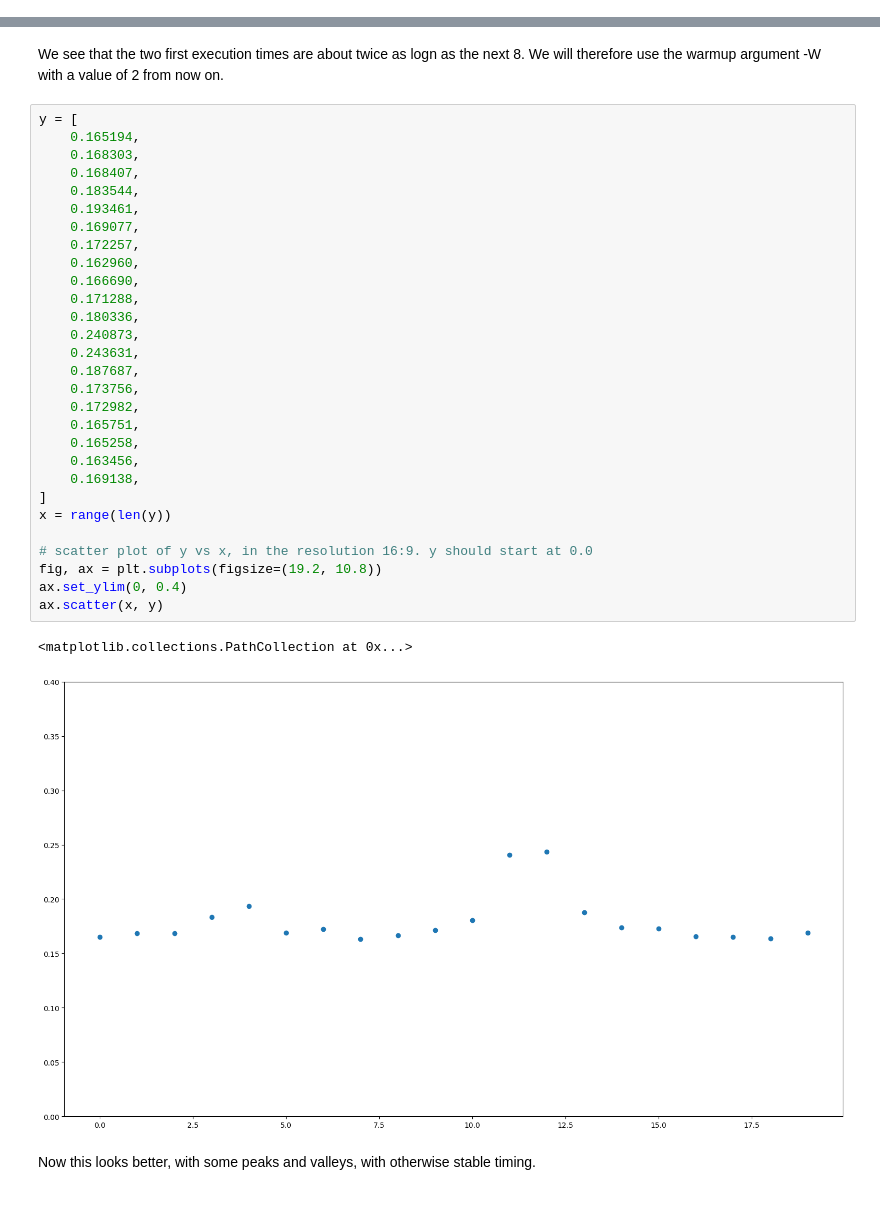
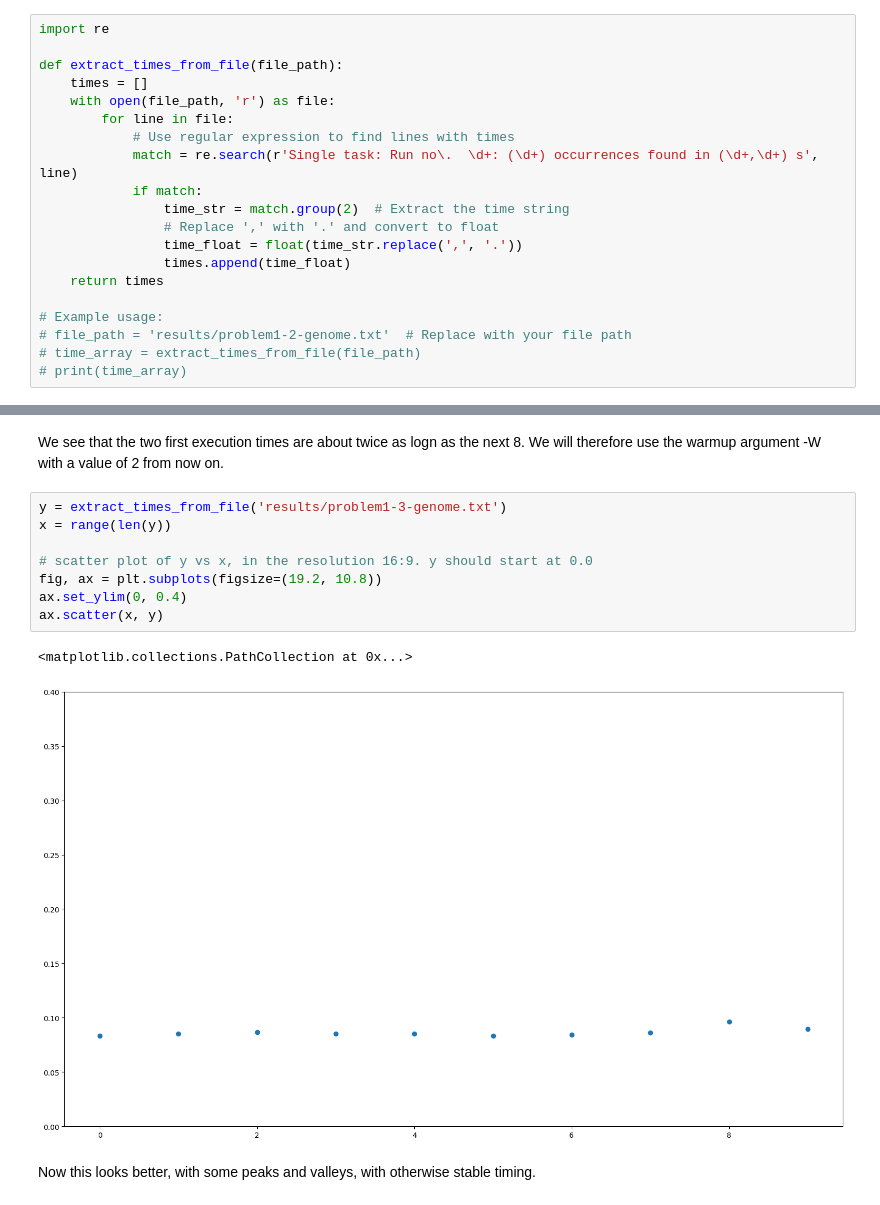
Before and after one commit to LarsRefsgaard/Mandatory1-02158, a Jupyter notebook: Graphs.ipynb, the cells around one changed output, grey strips where cells are left out. Saved outputs shown, nothing was run; the diff lists cells and outputs as text.

```diff
--- a/Graphs.ipynb
+++ b/Graphs.ipynb
@@ -1,5 +1,25 @@
 # %% [markdown]
 # Problem 1: time variations
+# %%
+import re
+
+def extract_times_from_file(file_path):
+    times = []
+    with open(file_path, 'r') as file:
+        for line in file:
+            # Use regular expression to find lines with times
+            match = re.search(r'Single task: Run no\.  \d+: (\d+) occurrences found in (\d+,\d+) s', line)
+            if match:
+                time_str = match.group(2)  # Extract the time string
+                # Replace ',' with '.' and convert to float
+                time_float = float(time_str.replace(',', '.'))
+                times.append(time_float)
+    return times
+
+# Example usage:
+# file_path = 'results/problem1-2-genome.txt'  # Replace with your file path
+# time_array = extract_times_from_file(file_path)
+# print(time_array)
 # %%
 import matplotlib.pyplot as plt
 
@@ -28,36 +36,15 @@ ax.scatter(x, y)
 # %% [markdown]
 We see that the two first execution times are about twice as logn as the next 8. We will therefore use the warmup argument -W with a value of 2 from now on.
 # %%
-y = [
-    0.165194,
-    0.168303,
-    0.168407,
-    0.183544,
-    0.193461,
-    0.169077,
-    0.172257,
-    0.162960,
-    0.166690,
-    0.171288,
-    0.180336,
-    0.240873,
-    0.243631,
-    0.187687,
-    0.173756,
-    0.172982,
-    0.165751,
-    0.165258,
-    0.163456,
-    0.169138,
-]
+y = extract_times_from_file('results/problem1-3-genome.txt')
 x = range(len(y))
 
 # scatter plot of y vs x, in the resolution 16:9. y should start at 0.0
 fig, ax = plt.subplots(figsize=(19.2, 10.8))
 ax.set_ylim(0, 0.4)
 ax.scatter(x, y)
 # %% [output]
 <matplotlib.collections.PathCollection at 0x...>
-[figure, old version]
+[figure, new version]
 # %% [markdown]
 Now this looks better, with some peaks and valleys, with otherwise stable timing.
```
Also changed, not shown: parts of 1 cell of this notebook, 5 other files.
